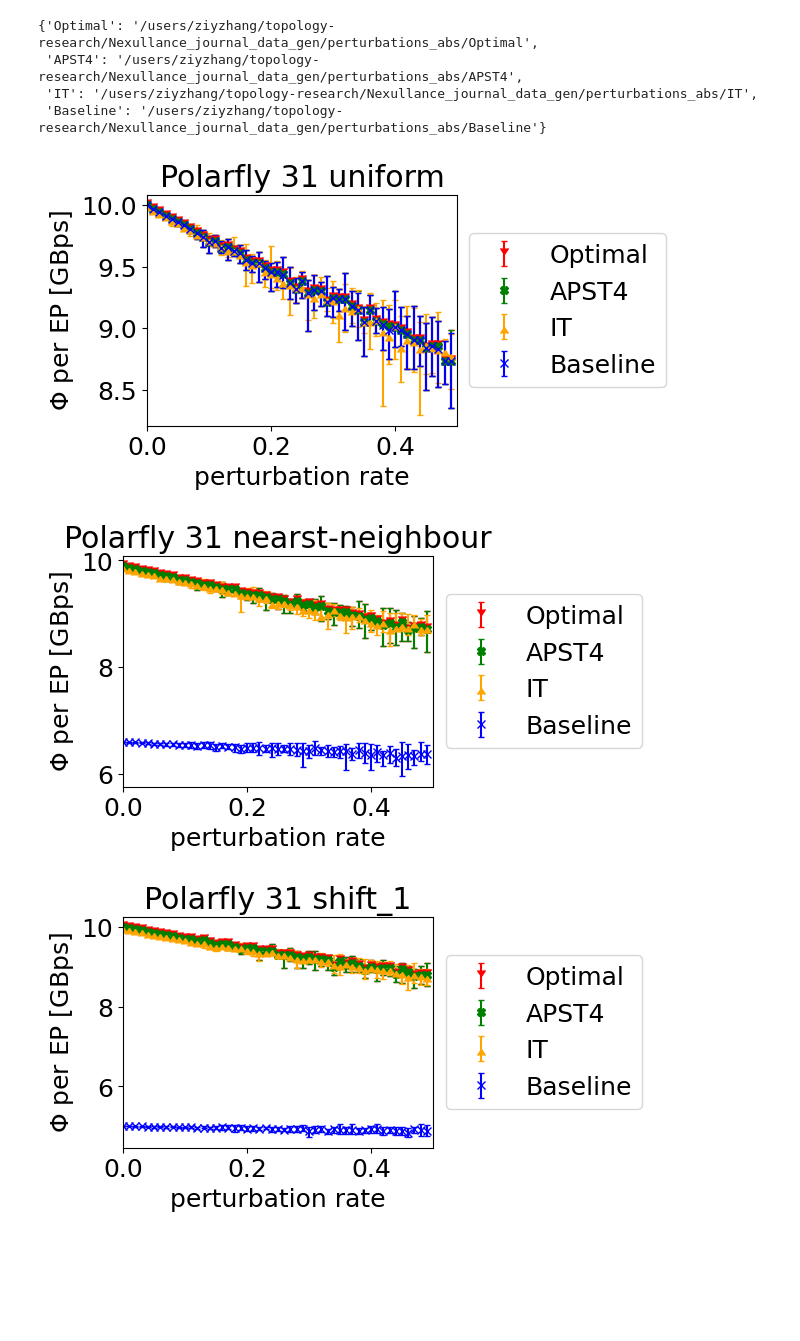
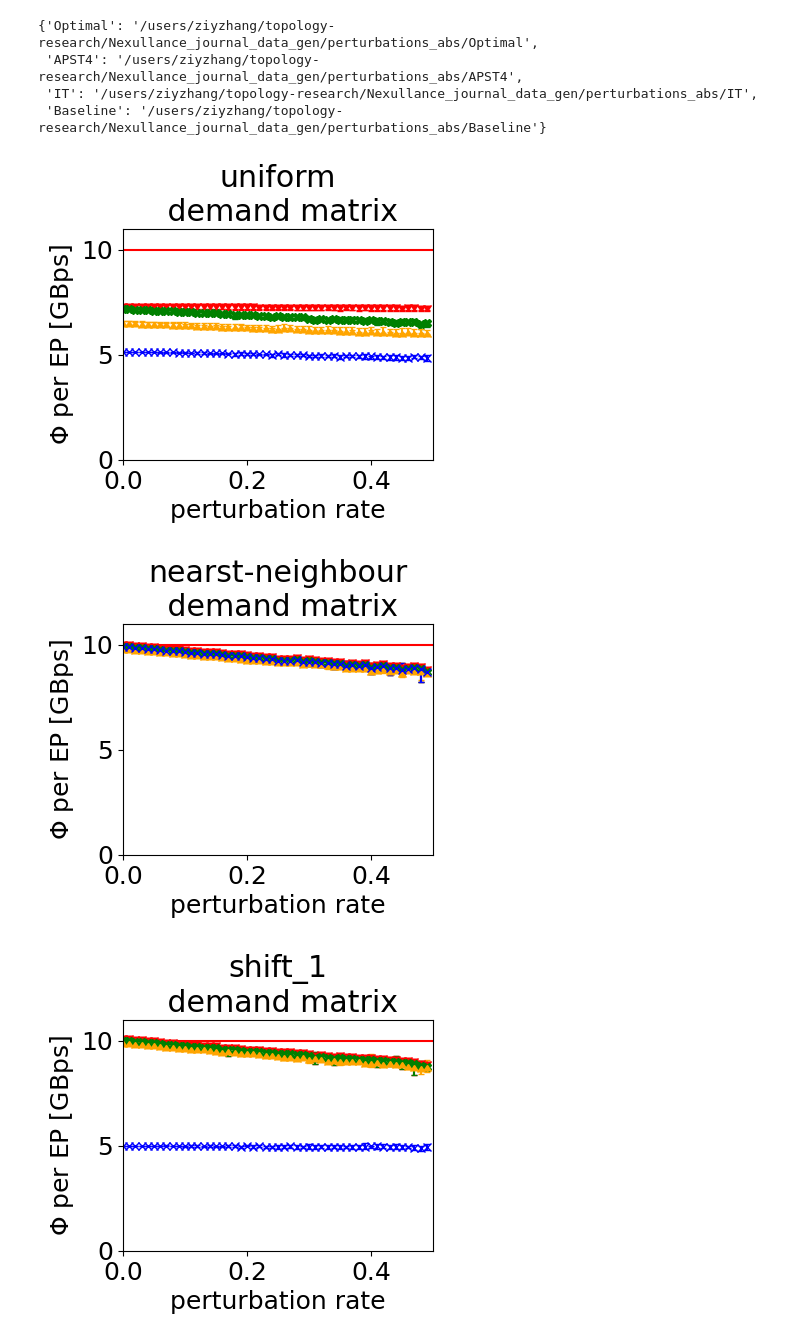
Before and after one commit to ziyuezzy/Nexullance, a Jupyter notebook: Nexullance_journal_data_gen/perturbations_abs/Plotting.ipynb, the cells around one changed output. Drawn from its saved outputs; the diff is of its cells as text; code cells hidden in the pictures; blank space fills up the shorter version.

```diff
--- a/Nexullance_journal_data_gen/perturbations_abs/Plotting.ipynb
+++ b/Nexullance_journal_data_gen/perturbations_abs/Plotting.ipynb
@@ -24,6 +21,10 @@ colors ={'Optimal': 'red',
             'APST4': 'green',
             'IT': 'orange',
             'Baseline': 'blue'}
+legends ={'Optimal': 'Optimal Nexullance_MP_APST4',
+            'APST4': 'Nexullance_MP_APST4',
+            'IT': 'Nexullance_IT',
+            'Baseline': 'Baseline'}
 # %%
 # Create a dictionary where keys are directory names and values are their absolute paths
 directories_dict = {
@@ -49,7 +50,7 @@ def plot_for(topo_name, traffic, V:int):
 
     plot_data = { item: [] for item in raw_data.keys() }
     plot_errors = { item: [] for item in raw_data.keys() }
-    perturbations =  list(np.arange(0.0, 0.5, 0.01)) # 0 ~ 0.09
+    perturbations =  list(np.arange(0.0, 0.5, 0.01)) # 0 ~ 0.49
 
     for method_name, df in raw_data.items():
         filtered_df = df[(df["traffic"]==traffic) & (df["V"]== V)]
@@ -62,36 +63,37 @@ def plot_for(topo_name, traffic, V:int):
 
     # Plotting
     plt.figure(figsize=(4, 3))  # Adjust size if necessary
-    # plt.hlines(10.0, 0, 1, colors="red")
+    plt.hlines(10.0, 0, 1, colors="red")
 
     for method_name in plot_data.keys():
         error_bars = np.array(plot_errors[method_name]).swapaxes(0, 1)
         plt.errorbar(perturbations, plot_data[method_name], error_bars, color=colors[method_name],
-                     label=method_name, marker=markers[method_name], ecolor=colors[method_name], capsize=2, fmt='o')
+                     label=legends[method_name], marker=markers[method_name], ecolor=colors[method_name], capsize=2, fmt='o')
 
     # Adding labels and title
     plt.xlabel("perturbation rate")
     plt.ylabel("$\Phi$ per EP [GBps]")
     # if normalized:
     #     plt.ylim(0, 1)
-    plt.title(topo_name + f" {V} " + traffic)
+    # plt.title(topo_name + f" {V} " + traffic)
+    plt.title(traffic + "\n demand matrix")
 
-    plt.legend(loc='center left', bbox_to_anchor=(1, 0.5))
+    # plt.legend(loc='center left', bbox_to_anchor=(1, 0.5), ncol=4)
     plt.xlim(0, 0.5)
-    # plt.ylim(0, 11)
+    plt.ylim(0, 11)
 
     # Show plot
     plt.show()
 # %%
-topo_name = "Polarfly"
-V = gl.pf_regular_configs[1][0]
+topo_name = "DDF"
+V = 36
 plot_for(topo_name, "uniform", V)
 plot_for(topo_name, "nearst-neighbour", V)
 plot_for(topo_name, "shift_1", V)
 plot_for(topo_name, "shift_half", V)
 plot_for(topo_name, "router-cluster", V)
 plot_for(topo_name, "random-permute", V)
 # %% [output]
-[figure, old version]
+[figure, new version]
-[figure, old version]
+[figure, new version]
-[figure, old version]
+[figure, new version]
```
Also changed, not shown: parts of 5 cells of this notebook, 46 other files.
